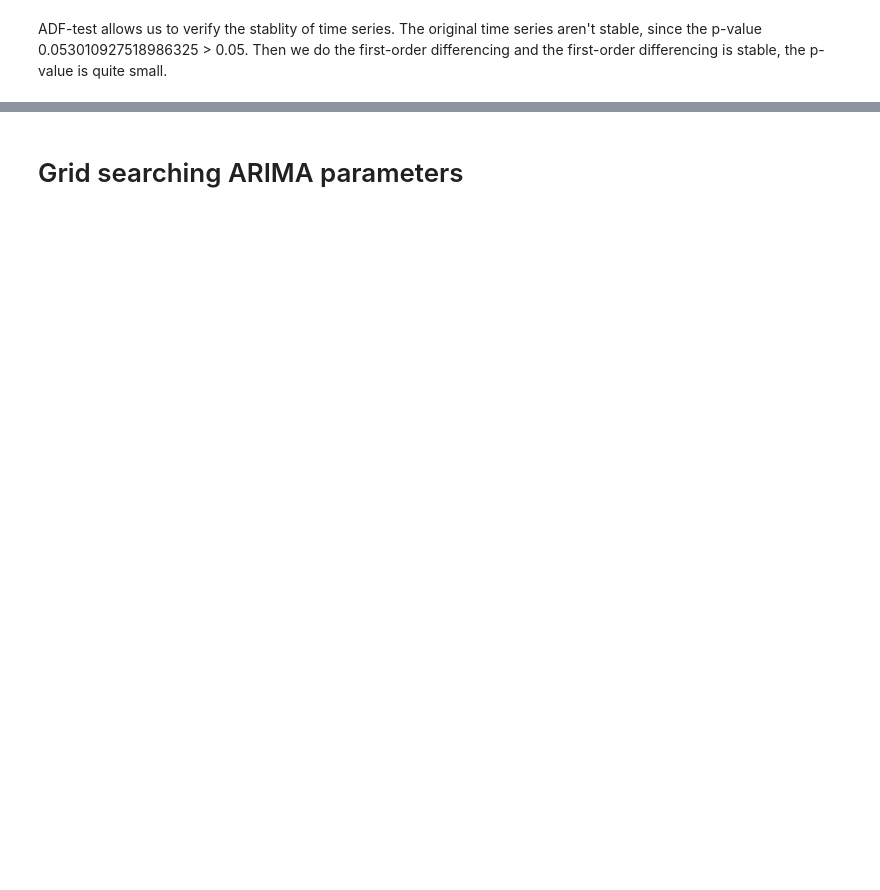
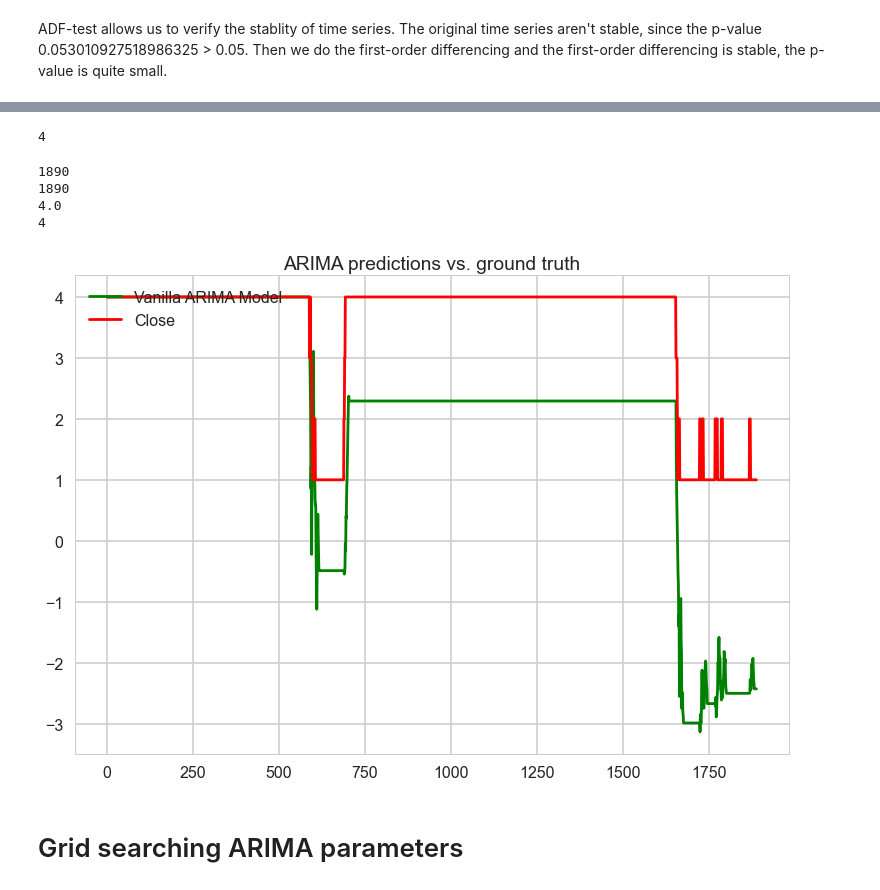
Before and after one commit to tonglinyan/animal_trajectory_prediction, a Jupyter notebook: code/adding_traditional_forecasting_ARIMA.ipynb, the cells around one changed output, grey strips where cells are left out. Saved outputs shown, nothing was run; the diff lists cells and outputs as text; code cells hidden in the pictures; blank space fills up the shorter version.

```diff
--- a/code/adding_traditional_forecasting_ARIMA.ipynb
+++ b/code/adding_traditional_forecasting_ARIMA.ipynb
@@ -588,37 +471,0 @@ def simulate_trades_returns(predictions, ground_truth, thresholds=None, slowed=F
-# %%
-first_df = training_data['%i'%i].dropna()
-y_past = first_df[0:first_df.shape[0]-1]
-y_current = first_df[1:first_df.shape[0]]
-y_features = y_current.reset_index(drop=True) - y_past.reset_index(drop=True)
-x_features = pd.DataFrame({'x': list(y_features[0:y_features.shape[0]-1].to_numpy())})
-y_features = y_features[1:y_features.shape[0]].reset_index(drop=True)
-
-num_days_year = 253
-
-ground_truth, start_t = first_df[1:first_df.shape[0]-1].to_numpy(), int(num_days_year/2)
-assert len(x_features) == len(y_features)
-predictions = []
-
-thresholds = []
-base_training_X = x_features[:start_t].reset_index(drop=True)
-base_training_y = y_features[:start_t].reset_index(drop=True)
-base_val_X = x_features[start_t:start_t*2].reset_index(drop=True)
-base_val_y = y_features[start_t:start_t*2].reset_index(drop=True)
-
-
-print("Predicting with no thresholding")
-for t_i in tqdm(range(len(y_features) - start_t)):
-    current_t = t_i + start_t
-    threshold = 0
-    thresholds.append(threshold)
-    model = ARIMA(x_features[:current_t], order = (5,0,0))
-    fitted_model = model.fit()
-    prediction = fitted_model.forecast().reset_index(drop=True)
-    predictions.append(prediction[0])
-
-
-balances_theta_returns = simulate_trades_returns(predictions, ground_truth[start_t:], thresholds)
-
-plot_time_series(ts_1=predictions, ts_label_1='AR1 Model', ts_2=x_features[start_t:], ts_label_2='Returns', title='AR1 predictions vs. ground truth')
-
-plot_balance(data=balances_theta_returns)
@@ -629,3 +501,24 @@ Predicting with no thresholding
+# %%
+print(autocorr_data[0])
+# %% [output]
+4
+# %%
+predictions_original = list()
+predictions_original.append(autocorr_data[start_t]+predictions[0])
+for i in range(1, len(predictions)):
+    predictions_original.append(predictions[i]+predictions_original[i-1])
+# %%
+print(len(autocorr_data[start_t+1:]))
+print(len(predictions_original))
+# %% [output]
+1890
+1890
+4.0
+4
+# %%
+plot_time_series(ts_1=predictions_original, ts_label_1='Vanilla ARIMA Model', ts_2=autocorr_data[start_t+1:], ts_label_2='Close', title='ARIMA predictions vs. ground truth')
+# %% [output]
+[figure, added]
 # %% [markdown]
 # Grid searching ARIMA parameters
 # %%
```
Also changed, not shown: parts of 17 cells of this notebook, 2 other files.
